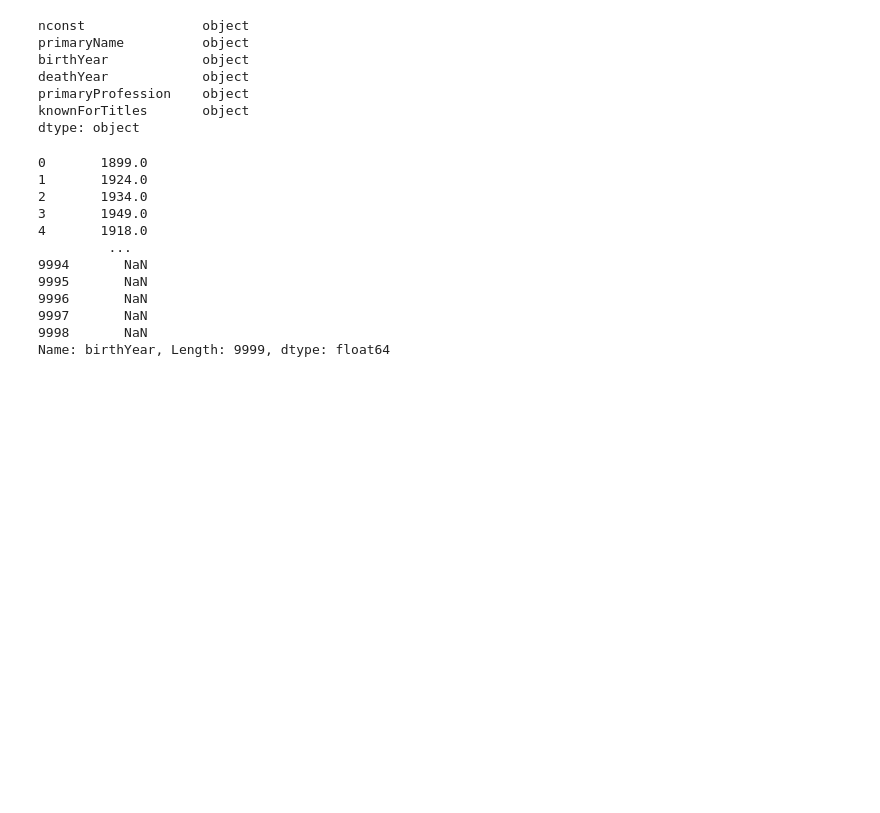
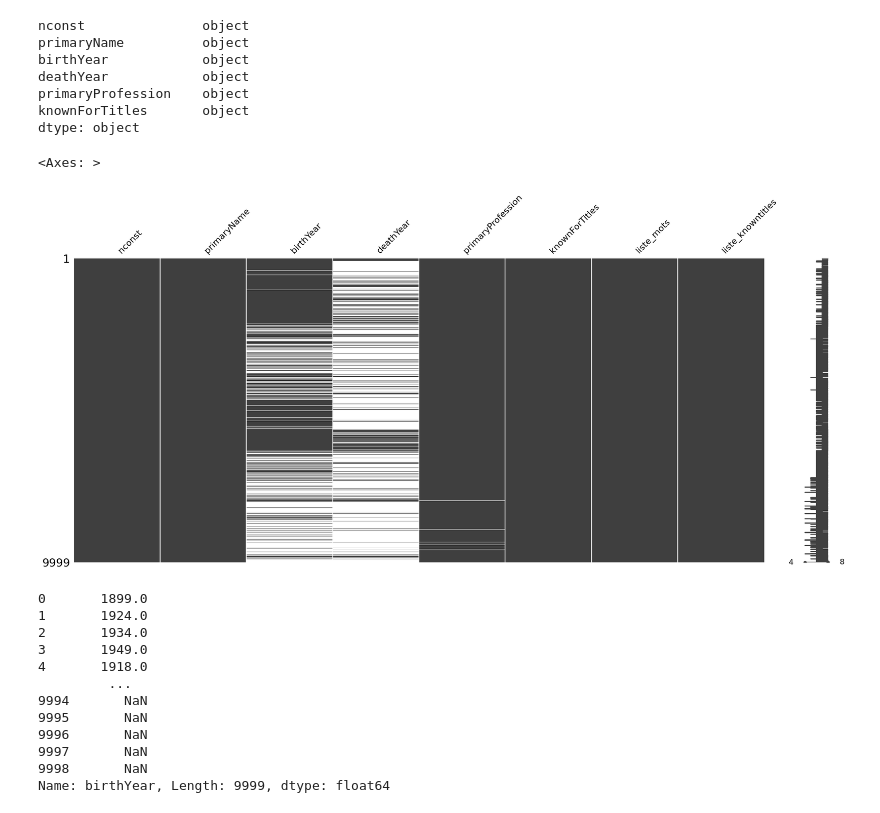
Before and after one commit to data-IA-2024/netfloox-recommandation-gr3, a Jupyter notebook: Notebook/Analyse_Exploratoire_namebasics.ipynb, the cells around one changed output. Saved outputs shown, nothing was run; the diff lists cells and outputs as text; code cells hidden in the pictures; blank space fills up the shorter version.

Commit message:
MAJ analyse explo namebasics et titles basics ainsi que l'ajout biblio missingno au requirements.txt

```diff
--- a/Notebook/Analyse_Exploratoire_namebasics.ipynb
+++ b/Notebook/Analyse_Exploratoire_namebasics.ipynb
@@ -27,6 +29,14 @@ deathYear            object
 primaryProfession    object
 knownForTitles       object
 dtype: object
+# %%
+df_null = df_namebasics.replace(r"\N", None )
+# %%
+
+msno.matrix(df_null)
+# %% [output]
+<Axes: >
+[figure, added]
 # %%
 df_namebasics['birthYear'] = df_namebasics['birthYear'].replace(r'\\N', np.nan, regex=True)
 df_namebasics['birthYear'] = pd.to_numeric(df_namebasics['birthYear'], errors='coerce')
```
Also changed, not shown: parts of 3 cells of this notebook, 2 other files.
